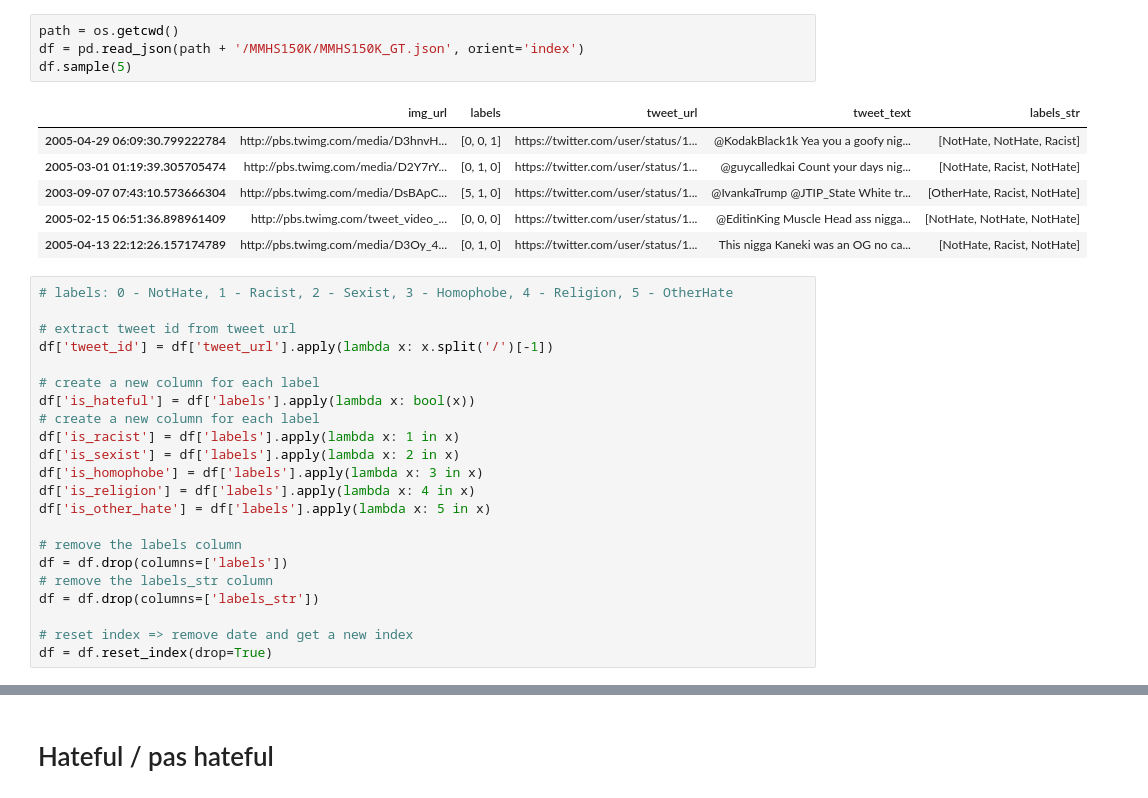
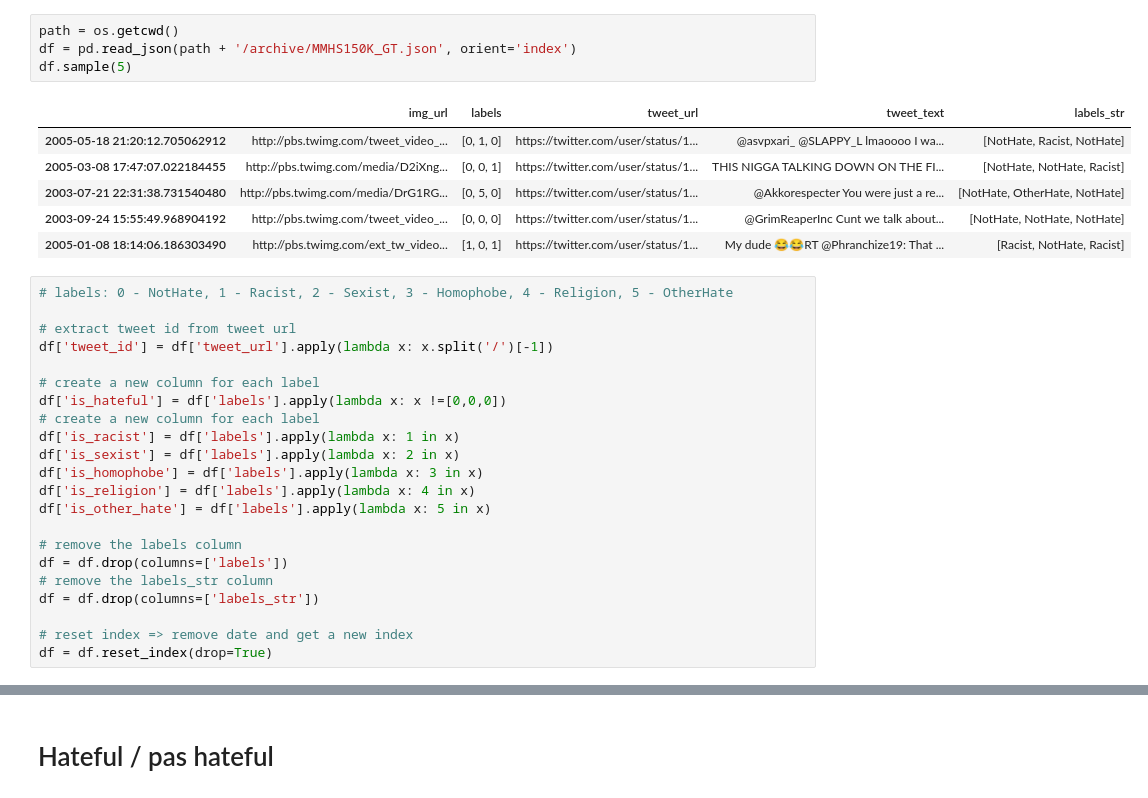
Before and after one commit to martintefra/Multi-Modal-Hate-Speech-Detection, a Jupyter notebook: index.ipynb, the cells around one changed output, grey strips where cells are left out. Drawn from its saved outputs; the diff is of its cells as text.

```diff
--- a/index.ipynb
+++ b/index.ipynb
@@ -25,14 +23,14 @@ import fasttext
 # %%
 path = os.getcwd()
-df = pd.read_json(path + '/MMHS150K/MMHS150K_GT.json', orient='index')
+df = pd.read_json(path + '/archive/MMHS150K_GT.json', orient='index')
 df.sample(5)
 # %% [output]
 |  | img_url | labels | tweet_url | tweet_text | labels_str |
-| 2005-04-29 06:09:30.799222784 | http://pbs.twimg.com/media/D3hnvH... | [0, 0, 1] | https://twitter.com/user/status/1... | @KodakBlack1k Yea you a goofy nig... | [NotHate, NotHate, Racist] |
-| 2005-03-01 01:19:39.305705474 | http://pbs.twimg.com/media/D2Y7rY... | [0, 1, 0] | https://twitter.com/user/status/1... | @guycalledkai Count your days nig... | [NotHate, Racist, NotHate] |
-| 2003-09-07 07:43:10.573666304 | http://pbs.twimg.com/media/DsBApC... | [5, 1, 0] | https://twitter.com/user/status/1... | @IvankaTrump @JTIP_State White tr... | [OtherHate, Racist, NotHate] |
-| 2005-02-15 06:51:36.898961409 | http://pbs.twimg.com/tweet_video_... | [0, 0, 0] | https://twitter.com/user/status/1... | @EditinKing Muscle Head ass nigga... | [NotHate, NotHate, NotHate] |
-| 2005-04-13 22:12:26.157174789 | http://pbs.twimg.com/media/D3Oy_4... | [0, 1, 0] | https://twitter.com/user/status/1... | This nigga Kaneki was an OG no ca... | [NotHate, Racist, NotHate] |
+| 2005-05-18 21:20:12.705062912 | http://pbs.twimg.com/tweet_video_... | [0, 1, 0] | https://twitter.com/user/status/1... | @asvpxari_ @SLAPPY_L lmaoooo I wa... | [NotHate, Racist, NotHate] |
+| 2005-03-08 17:47:07.022184455 | http://pbs.twimg.com/media/D2iXng... | [0, 0, 1] | https://twitter.com/user/status/1... | THIS NIGGA TALKING DOWN ON THE FI... | [NotHate, NotHate, Racist] |
+| 2003-07-21 22:31:38.731540480 | http://pbs.twimg.com/media/DrG1RG... | [0, 5, 0] | https://twitter.com/user/status/1... | @Akkorespecter You were just a re... | [NotHate, OtherHate, NotHate] |
+| 2003-09-24 15:55:49.968904192 | http://pbs.twimg.com/tweet_video_... | [0, 0, 0] | https://twitter.com/user/status/1... | @GrimReaperInc Cunt we talk about... | [NotHate, NotHate, NotHate] |
+| 2005-01-08 18:14:06.186303490 | http://pbs.twimg.com/ext_tw_video... | [1, 0, 1] | https://twitter.com/user/status/1... | My dude 😂😂RT @Phranchize19: That ... | [Racist, NotHate, Racist] |
 # %%
 # labels: 0 - NotHate, 1 - Racist, 2 - Sexist, 3 - Homophobe, 4 - Religion, 5 - OtherHate
 
@@ -40,7 +38,7 @@ df.sample(5)
 df['tweet_id'] = df['tweet_url'].apply(lambda x: x.split('/')[-1])
 
 # create a new column for each label
-df['is_hateful'] = df['labels'].apply(lambda x: bool(x))
+df['is_hateful'] = df['labels'].apply(lambda x: x !=[0,0,0])
 # create a new column for each label
 df['is_racist'] = df['labels'].apply(lambda x: 1 in x)
 df['is_sexist'] = df['labels'].apply(lambda x: 2 in x)
```
Also changed, not shown: parts of 54 cells of this notebook, 2 other files.
